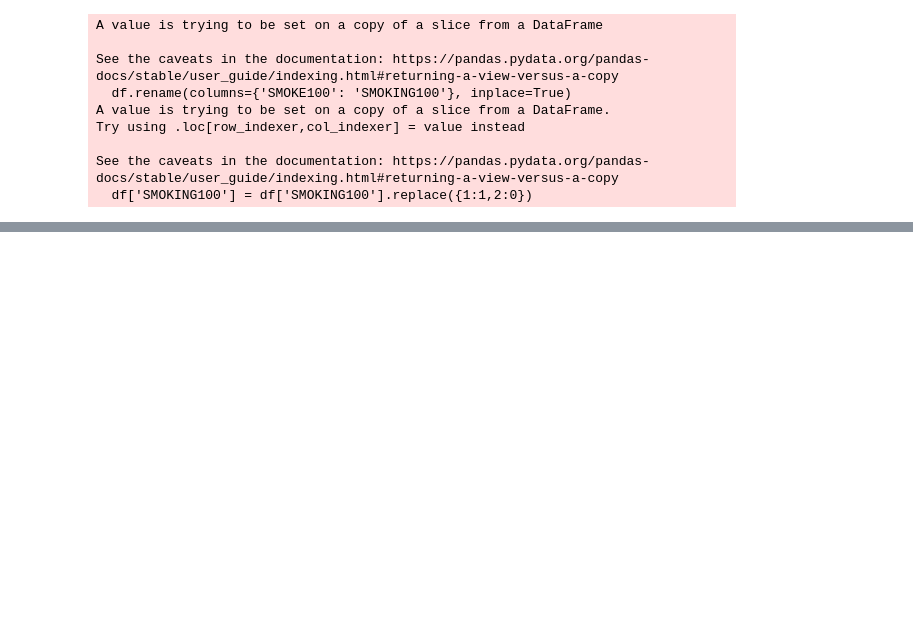
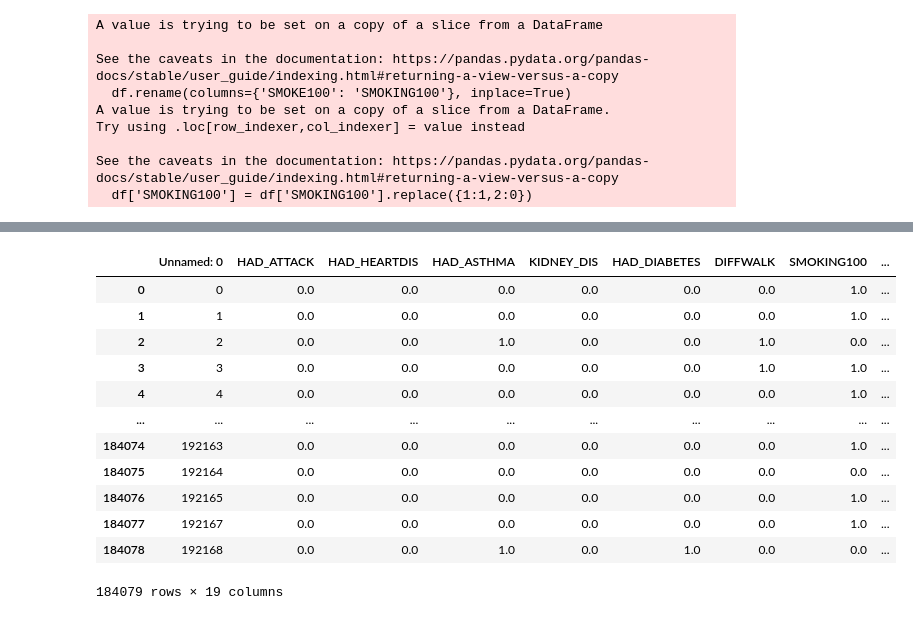
Before and after one commit to Abhikumar199/Early-stage-Heart-attack-prediction, a Jupyter notebook: feature_eng.ipynb, the cells around one changed output, grey strips where cells are left out. Saved outputs shown, nothing was run; the diff lists cells and outputs as text; code cells hidden in the pictures; blank space fills up the shorter version.

```diff
--- a/feature_eng.ipynb
+++ b/feature_eng.ipynb
@@ -231,0 +347,18 @@ df = df.dropna(subset=['WEIGHT_KG'])
+# %%
+df.drop('Bodymass_levels',inplace=True,axis=1)
+# %%
+df
+# %% [output]
+|  | Unnamed: 0 | HAD_ATTACK | HAD_HEARTDIS | HAD_ASTHMA | KIDNEY_DIS | HAD_DIABETES | DIFFWALK | SMOKING100 | ... |
+| 0 | 0 | 0.0 | 0.0 | 0.0 | 0.0 | 0.0 | 0.0 | 1.0 | ... |
+| 1 | 1 | 0.0 | 0.0 | 0.0 | 0.0 | 0.0 | 0.0 | 1.0 | ... |
+| 2 | 2 | 0.0 | 0.0 | 1.0 | 0.0 | 0.0 | 1.0 | 0.0 | ... |
+| 3 | 3 | 0.0 | 0.0 | 0.0 | 0.0 | 0.0 | 1.0 | 1.0 | ... |
+| 4 | 4 | 0.0 | 0.0 | 0.0 | 0.0 | 0.0 | 0.0 | 1.0 | ... |
+| ... | ... | ... | ... | ... | ... | ... | ... | ... | ... |
+| 184074 | 192163 | 0.0 | 0.0 | 0.0 | 0.0 | 0.0 | 0.0 | 1.0 | ... |
+| 184075 | 192164 | 0.0 | 0.0 | 0.0 | 0.0 | 0.0 | 0.0 | 0.0 | ... |
+| 184076 | 192165 | 0.0 | 0.0 | 0.0 | 0.0 | 0.0 | 0.0 | 1.0 | ... |
+| 184077 | 192167 | 0.0 | 0.0 | 0.0 | 0.0 | 0.0 | 0.0 | 1.0 | ... |
+| 184078 | 192168 | 0.0 | 0.0 | 1.0 | 0.0 | 1.0 | 0.0 | 0.0 | ... |
+184079 rows × 19 columns
```
Also changed, not shown: parts of 35 cells of this notebook, 4 other files.
